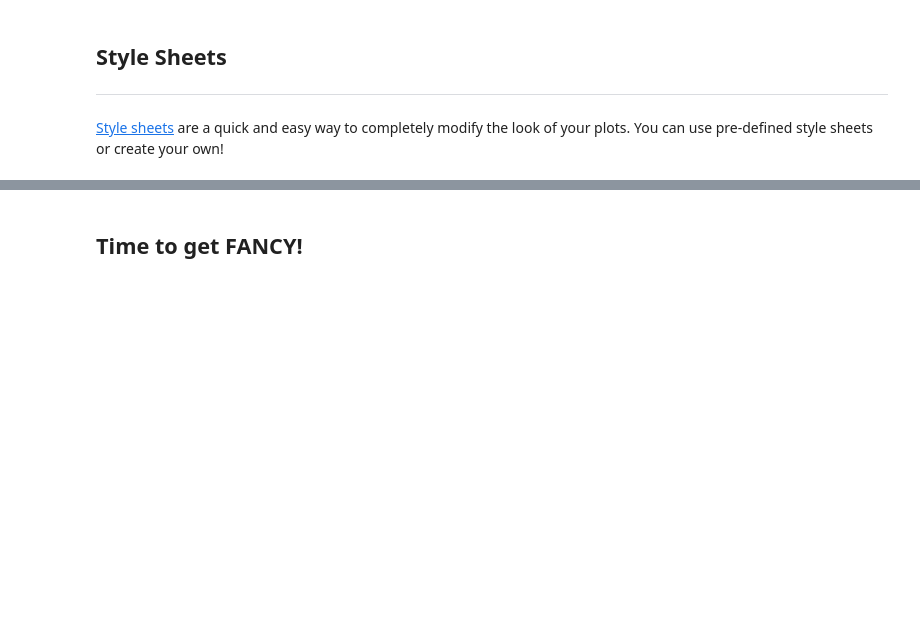
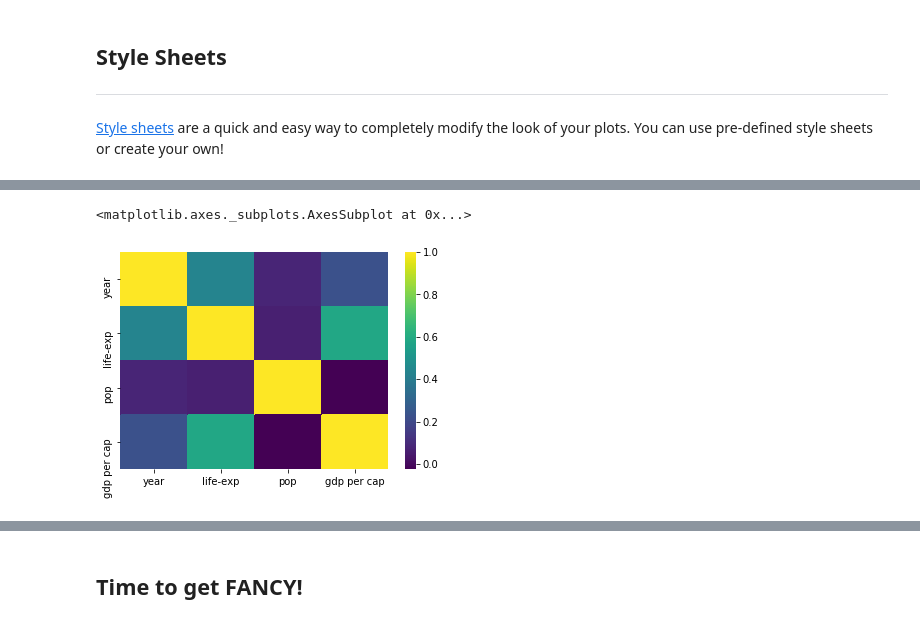
Before and after one commit to marskar/biof309_fall2018, a Jupyter notebook: 2019-11-15/Matplotlib-Data-Visualization_Complete_181115.ipynb, the cells around one changed output, grey strips where cells are left out. Drawn from its saved outputs; the diff is of its cells as text; code cells hidden in the pictures; blank space fills up the shorter version.

```diff
--- a/2019-11-15/Matplotlib-Data-Visualization_Complete_181115.ipynb
+++ b/2019-11-15/Matplotlib-Data-Visualization_Complete_181115.ipynb
@@ -224,0 +265,6 @@ df.sample(5)
+# %%
+# make a correlation heat map for "life-exp" and "gdp"
+sns.heatmap(df.corr(), cmap="viridis")
+# %% [output]
+<matplotlib.axes._subplots.AxesSubplot at 0x...>
+[figure, added]
```
Also changed, not shown: parts of 31 cells of this notebook, 20 other files.
